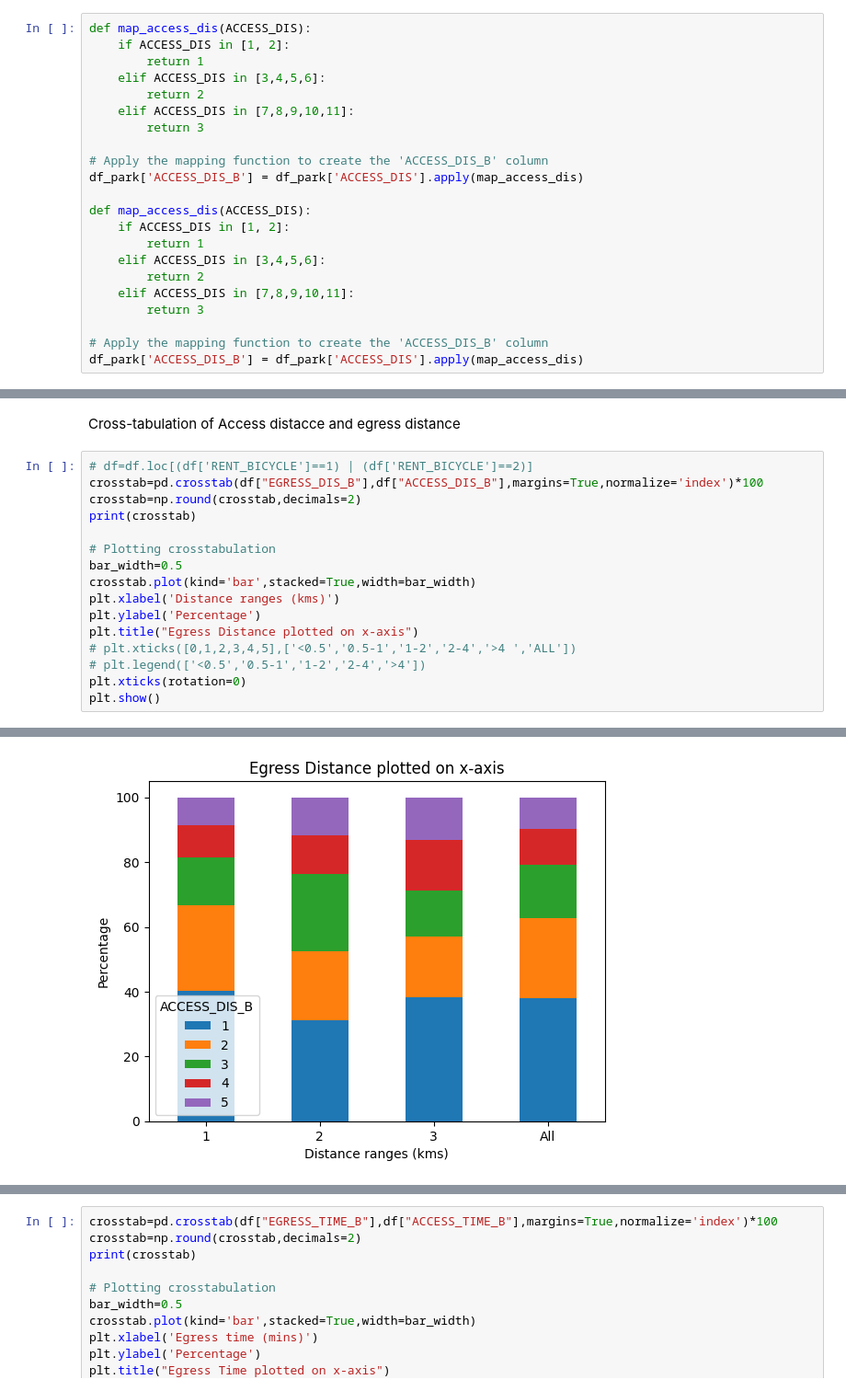
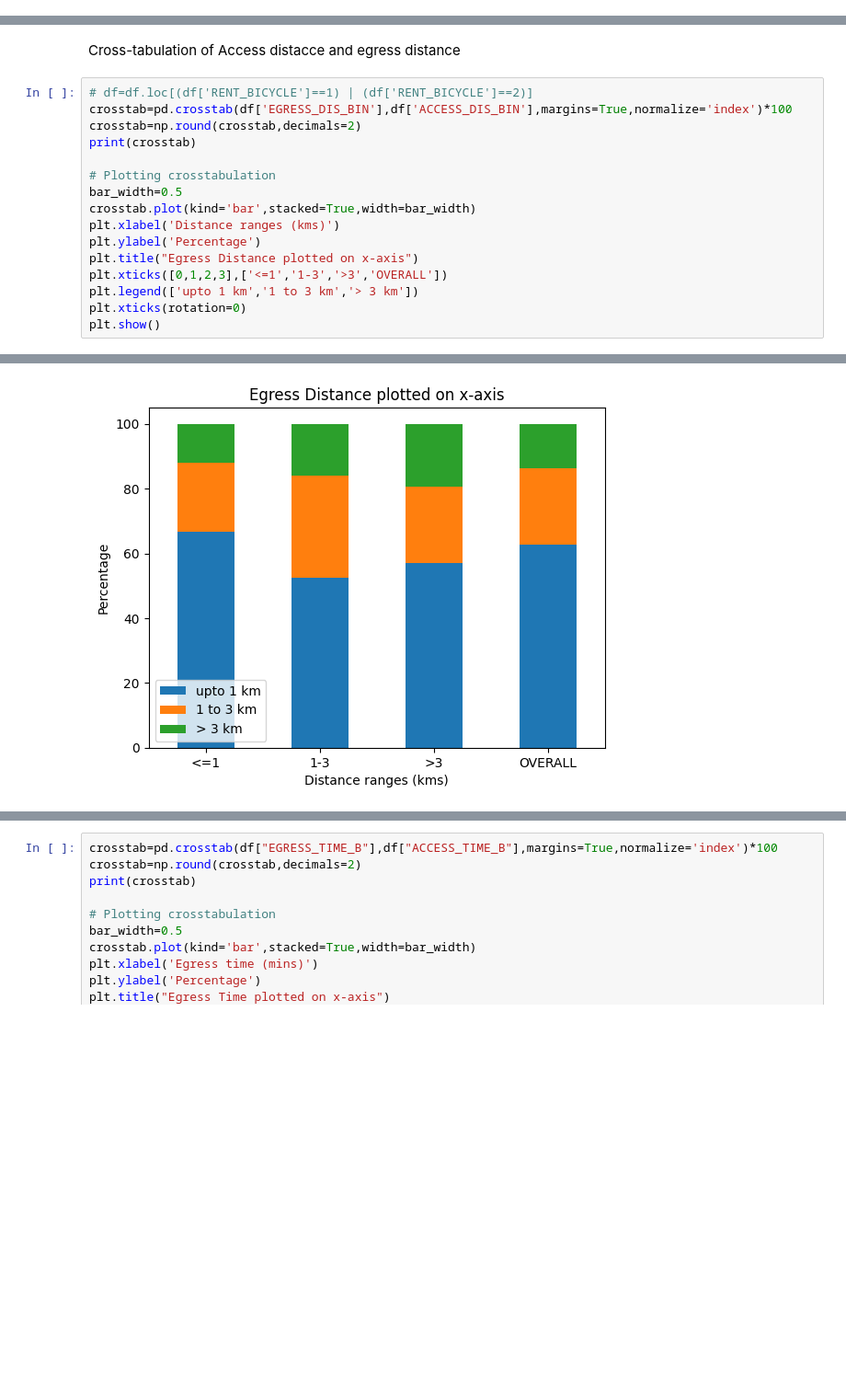
Before and after one commit to Gavaskar24/Metro, a Jupyter notebook: EDA.ipynb, the cells around one changed output, grey strips where cells are left out. Shown at 92% size. Cells and saved outputs as stored; diff of their text form; blank space fills up the shorter version.

```diff
--- a/EDA.ipynb
+++ b/EDA.ipynb
@@ -60,25 +60,3 @@ df['EGRESS_DIS_B'] = df['EGRESS_DIS'].apply(map_egress_dis)
 # %% [markdown]
 Mapping Access and egress distances into 3 bins each
-# %%
-def map_access_dis(ACCESS_DIS):
-    if ACCESS_DIS in [1, 2]:
-        return 1
-    elif ACCESS_DIS in [3,4,5,6]:
-        return 2
-    elif ACCESS_DIS in [7,8,9,10,11]:
-        return 3
-
-# Apply the mapping function to create the 'ACCESS_DIS_B' column
-df_park['ACCESS_DIS_B'] = df_park['ACCESS_DIS'].apply(map_access_dis)
-
-def map_access_dis(ACCESS_DIS):
-    if ACCESS_DIS in [1, 2]:
-        return 1
-    elif ACCESS_DIS in [3,4,5,6]:
-        return 2
-    elif ACCESS_DIS in [7,8,9,10,11]:
-        return 3
-
-# Apply the mapping function to create the 'ACCESS_DIS_B' column
-df_park['ACCESS_DIS_B'] = df_park['ACCESS_DIS'].apply(map_access_dis)
 # %%
@@ -146,7 +201,7 @@ fig.show()
 Cross-tabulation of Access distacce and egress distance
 # %%
 # df=df.loc[(df['RENT_BICYCLE']==1) | (df['RENT_BICYCLE']==2)]
-crosstab=pd.crosstab(df["EGRESS_DIS_B"],df["ACCESS_DIS_B"],margins=True,normalize='index')*100
+crosstab=pd.crosstab(df['EGRESS_DIS_BIN'],df['ACCESS_DIS_BIN'],margins=True,normalize='index')*100
 crosstab=np.round(crosstab,decimals=2)
 print(crosstab)
 
@@ -156,8 +211,8 @@ crosstab.plot(kind='bar',stacked=True,width=bar_width)
 plt.xlabel('Distance ranges (kms)')
 plt.ylabel('Percentage')
 plt.title("Egress Distance plotted on x-axis")
-# plt.xticks([0,1,2,3,4,5],['<0.5','0.5-1','1-2','2-4','>4 ','ALL'])
-# plt.legend(['<0.5','0.5-1','1-2','2-4','>4'])
+plt.xticks([0,1,2,3],['<=1','1-3','>3','OVERALL'])
+plt.legend(['upto 1 km','1 to 3 km','> 3 km'])
 plt.xticks(rotation=0)
 plt.show()
 # %% [output]
@@ -170 +225 @@ All           38.11  24.55  16.57  11.07   9.71
-[figure, old version]
+[figure, new version]
```
Also changed, not shown: parts of 48 cells of this notebook.
